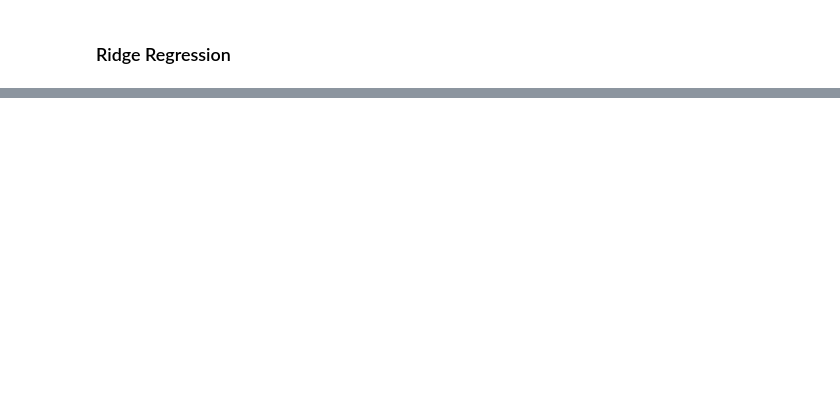
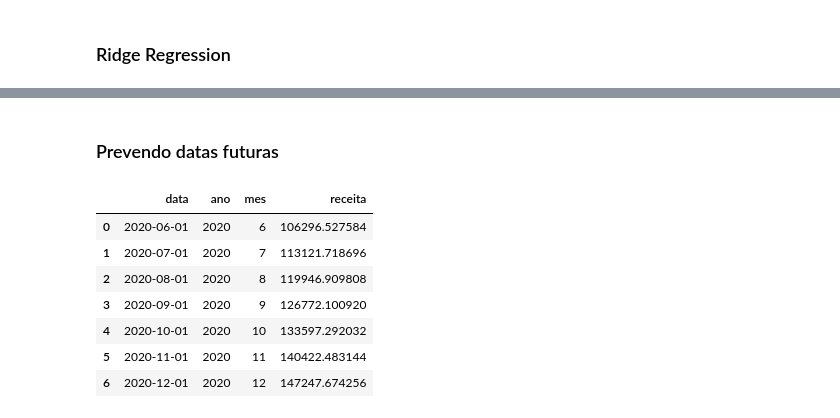
Before and after one commit to GabrielRomaoG/Insurance_policy_analysis, a Jupyter notebook: previsao_receita.ipynb, the cells around one changed output, grey strips where cells are left out. Saved outputs shown, nothing was run; the diff lists cells and outputs as text; code cells hidden in the pictures; blank space fills up the shorter version.

```diff
--- a/previsao_receita.ipynb
+++ b/previsao_receita.ipynb
@@ -222,0 +216,2 @@ Mean absolute percentage Error: 13.31991183113461
+# %% [markdown]
+### Prevendo datas futuras
@@ -222,0 +227,15 @@ Mean absolute percentage Error: 13.31991183113461
+# %%
+previsoes_futuras = ridge_model.predict(datas_futuras_df[['ano', 'mes']])
+
+previsoes_futuras_df = pd.concat([datas_futuras_df, pd.DataFrame({'receita' : previsoes_futuras})], axis = 1)
+
+previsoes_futuras_df
+# %% [output]
+|  | data | ano | mes | receita |
+| 0 | 2020-06-01 | 2020 | 6 | 106296.527584 |
+| 1 | 2020-07-01 | 2020 | 7 | 113121.718696 |
+| 2 | 2020-08-01 | 2020 | 8 | 119946.909808 |
+| 3 | 2020-09-01 | 2020 | 9 | 126772.100920 |
+| 4 | 2020-10-01 | 2020 | 10 | 133597.292032 |
+| 5 | 2020-11-01 | 2020 | 11 | 140422.483144 |
+| 6 | 2020-12-01 | 2020 | 12 | 147247.674256 |
```
Also changed, not shown: parts of 10 cells of this notebook.
